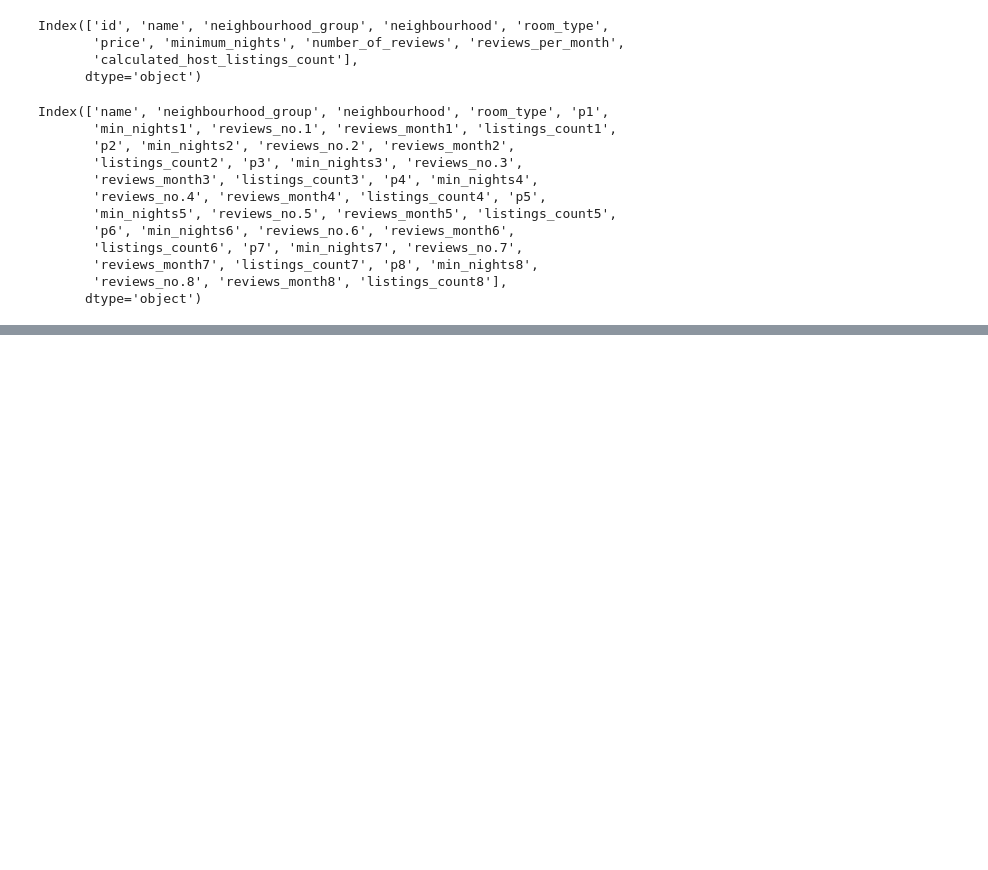
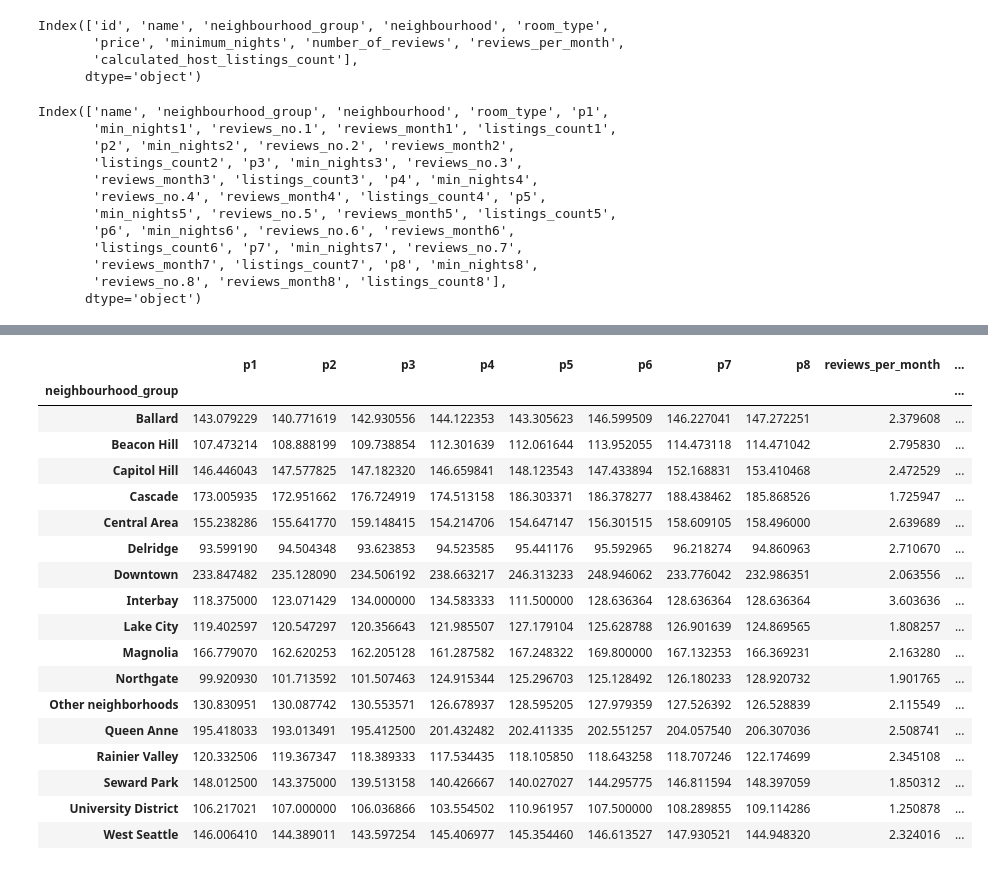
Before and after one commit to limbz-sami/ETL_project, a Jupyter notebook: ETL_python.ipynb, the cells around one changed output, grey strips where cells are left out. Saved outputs shown, nothing was run; the diff lists cells and outputs as text; code cells hidden in the pictures; blank space fills up the shorter version.

```diff
--- a/ETL_python.ipynb
+++ b/ETL_python.ipynb
@@ -107,0 +169,23 @@ datafile.to_csv(os.path.join(datapath,r'Airbnb.csv'))
+# %%
+grouped_loc = price_df.groupby(['neighbourhood_group'])
+grouped_loc.mean()
+# %% [output]
+|  | p1 | p2 | p3 | p4 | p5 | p6 | p7 | p8 | reviews_per_month | ... |
+| neighbourhood_group |  |  |  |  |  |  |  |  |  | ... |
+| Ballard | 143.079229 | 140.771619 | 142.930556 | 144.122353 | 143.305623 | 146.599509 | 146.227041 | 147.272251 | 2.379608 | ... |
+| Beacon Hill | 107.473214 | 108.888199 | 109.738854 | 112.301639 | 112.061644 | 113.952055 | 114.473118 | 114.471042 | 2.795830 | ... |
+| Capitol Hill | 146.446043 | 147.577825 | 147.182320 | 146.659841 | 148.123543 | 147.433894 | 152.168831 | 153.410468 | 2.472529 | ... |
+| Cascade | 173.005935 | 172.951662 | 176.724919 | 174.513158 | 186.303371 | 186.378277 | 188.438462 | 185.868526 | 1.725947 | ... |
+| Central Area | 155.238286 | 155.641770 | 159.148415 | 154.214706 | 154.647147 | 156.301515 | 158.609105 | 158.496000 | 2.639689 | ... |
+| Delridge | 93.599190 | 94.504348 | 93.623853 | 94.523585 | 95.441176 | 95.592965 | 96.218274 | 94.860963 | 2.710670 | ... |
+| Downtown | 233.847482 | 235.128090 | 234.506192 | 238.663217 | 246.313233 | 248.946062 | 233.776042 | 232.986351 | 2.063556 | ... |
+| Interbay | 118.375000 | 123.071429 | 134.000000 | 134.583333 | 111.500000 | 128.636364 | 128.636364 | 128.636364 | 3.603636 | ... |
+| Lake City | 119.402597 | 120.547297 | 120.356643 | 121.985507 | 127.179104 | 125.628788 | 126.901639 | 124.869565 | 1.808257 | ... |
+| Magnolia | 166.779070 | 162.620253 | 162.205128 | 161.287582 | 167.248322 | 169.800000 | 167.132353 | 166.369231 | 2.163280 | ... |
+| Northgate | 99.920930 | 101.713592 | 101.507463 | 124.915344 | 125.296703 | 125.128492 | 126.180233 | 128.920732 | 1.901765 | ... |
+| Other neighborhoods | 130.830951 | 130.087742 | 130.553571 | 126.678937 | 128.595205 | 127.979359 | 127.526392 | 126.528839 | 2.115549 | ... |
+| Queen Anne | 195.418033 | 193.013491 | 195.412500 | 201.432482 | 202.411335 | 202.551257 | 204.057540 | 206.307036 | 2.508741 | ... |
+| Rainier Valley | 120.332506 | 119.367347 | 118.389333 | 117.534435 | 118.105850 | 118.643258 | 118.707246 | 122.174699 | 2.345108 | ... |
+| Seward Park | 148.012500 | 143.375000 | 139.513158 | 140.426667 | 140.027027 | 144.295775 | 146.811594 | 148.397059 | 1.850312 | ... |
+| University District | 106.217021 | 107.000000 | 106.036866 | 103.554502 | 110.961957 | 107.500000 | 108.289855 | 109.114286 | 1.250878 | ... |
+| West Seattle | 146.006410 | 144.389011 | 143.597254 | 145.406977 | 145.354460 | 146.613527 | 147.930521 | 144.948320 | 2.324016 | ... |
```
Also changed, not shown: parts of 6 cells of this notebook, 2 other files.
